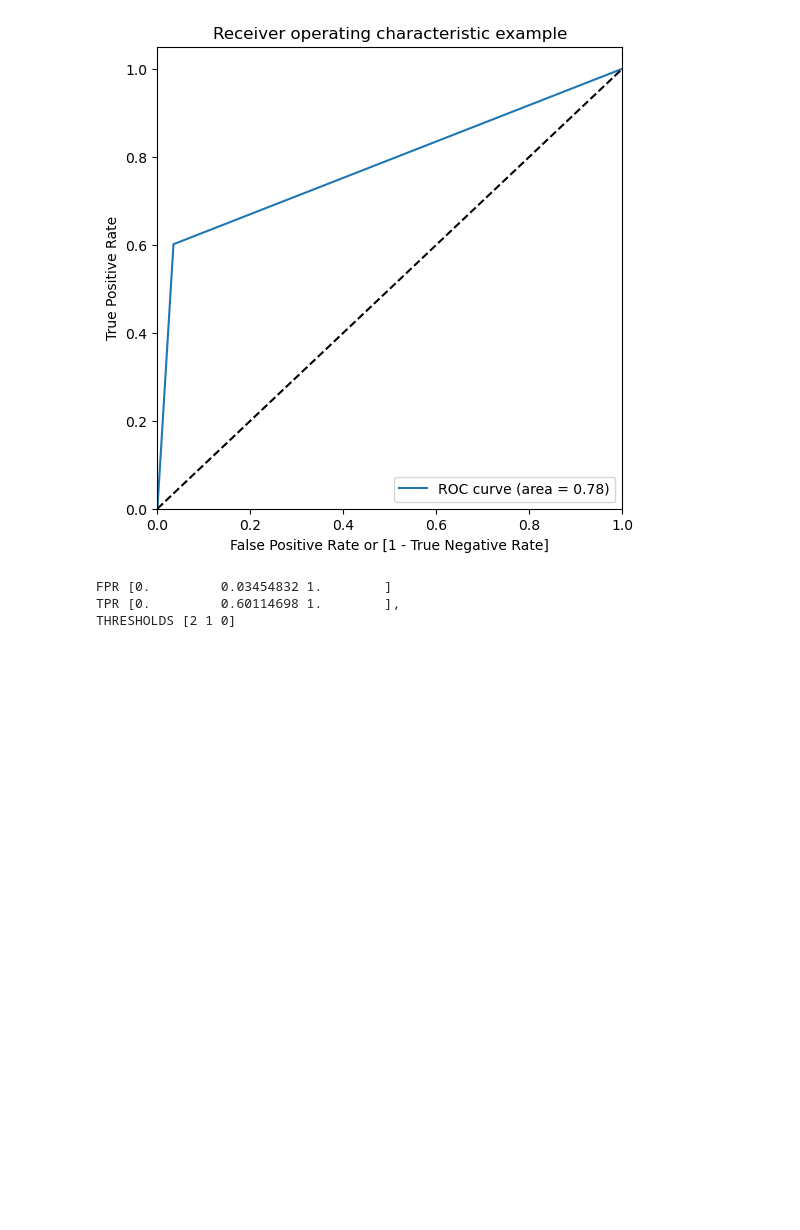
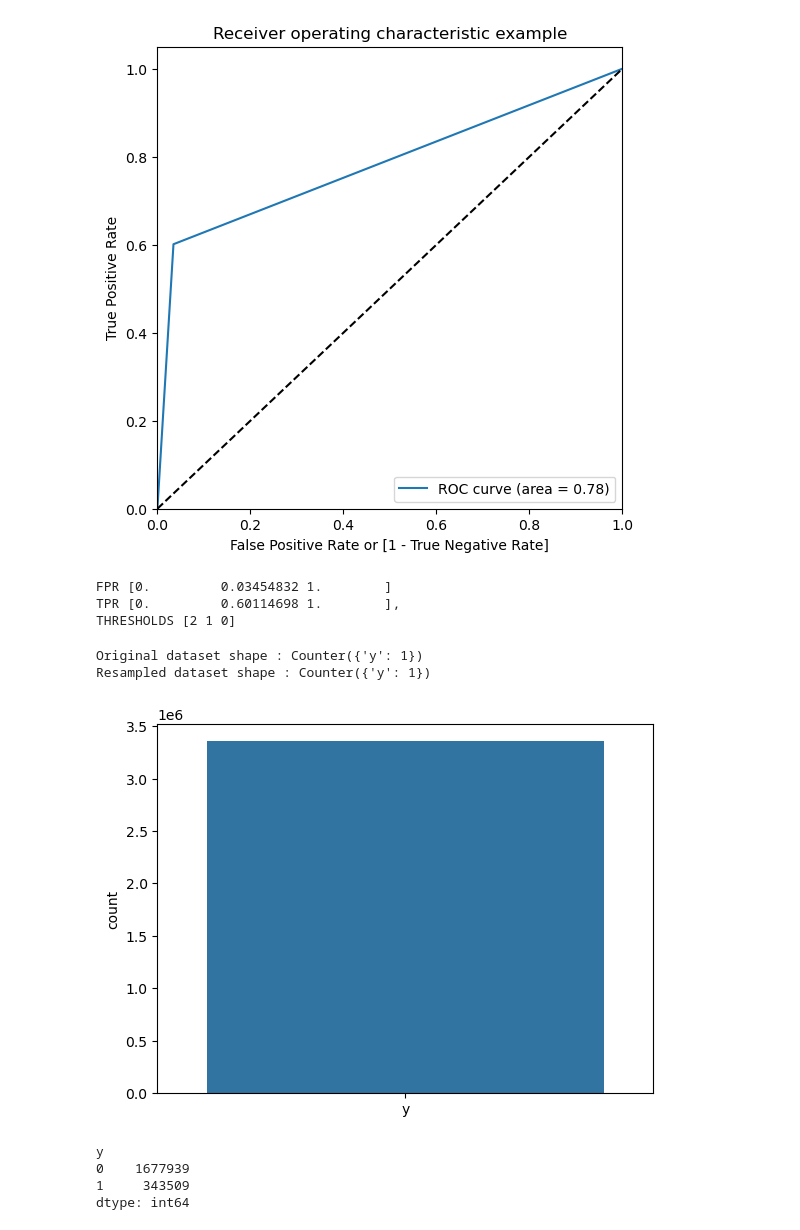
Before and after one commit to sjovicevic/ctr-prediction, a Jupyter notebook: notebooks/01_model_exploration.ipynb, the cells around one changed output. Saved outputs shown, nothing was run; the diff lists cells and outputs as text; code cells hidden in the pictures; blank space fills up the shorter version.

```diff
--- a/notebooks/01_model_exploration.ipynb
+++ b/notebooks/01_model_exploration.ipynb
@@ -106,3 +111,21 @@ print(f'FPR {fpr} \nTPR {tpr}, \nTHRESHOLDS {thresholds}')
 FPR [0.         0.03454832 1.        ]
 TPR [0.         0.60114698 1.        ],
 THRESHOLDS [2 1 0]
+# %%
+random_sample = RandomOverSampler()
+X_new, y_new = random_sample.fit_resample(X, y)
+print(f'Original dataset shape : {Counter(y)}')
+print(f'Resampled dataset shape : {Counter(y_new)}')
+sns.countplot(y_new)
+plt.show()
+# %% [output]
+Original dataset shape : Counter({'y': 1})
+Resampled dataset shape : Counter({'y': 1})
+[figure, added]
+# %%
+y.value_counts()
+# %% [output]
+y
+0    1677939
+1     343509
+dtype: int64
```
Also changed, not shown: parts of 2 cells of this notebook, 1 other file.
